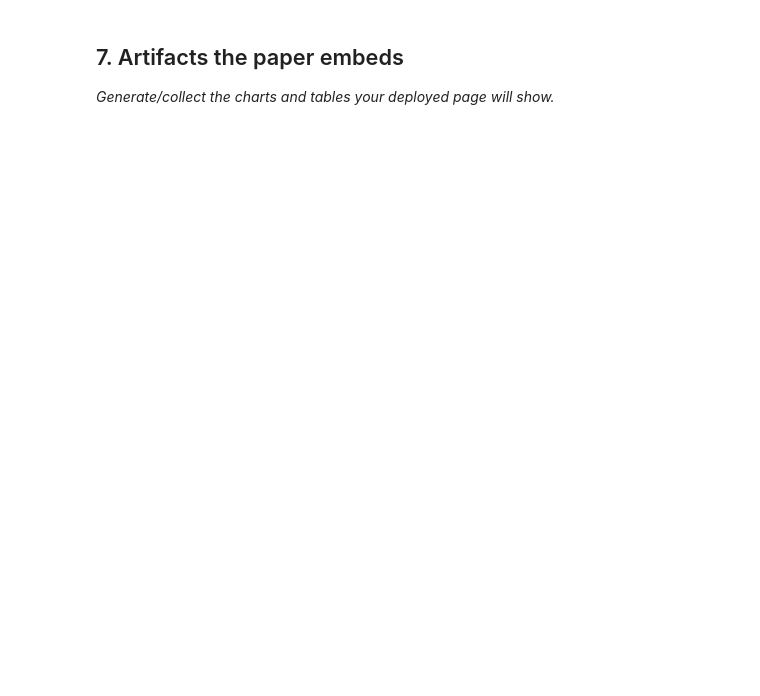
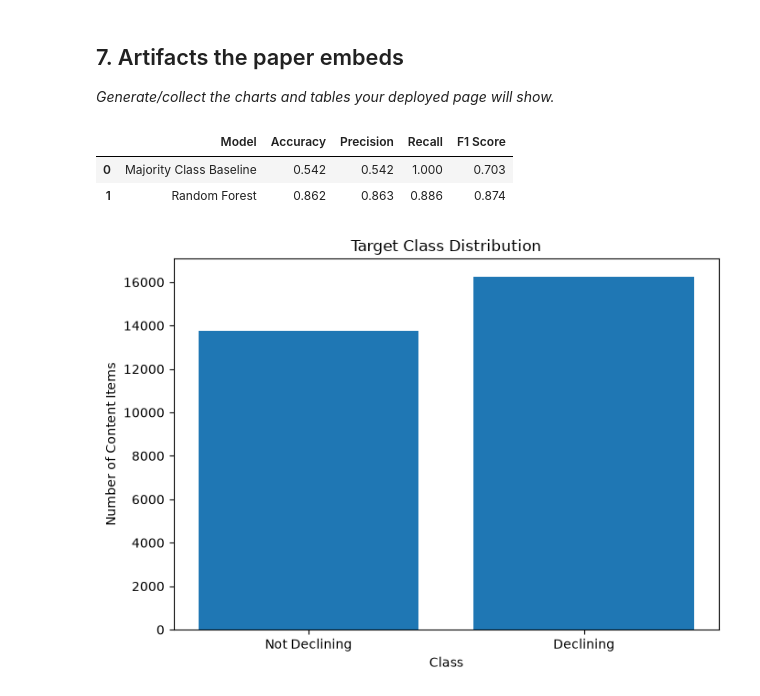
Before and after one commit to aijaz-khalique/flyrank-machine-learning-internship, a Jupyter notebook: work/notebooks/capstone.ipynb, the cells around one changed output. Drawn from its saved outputs; the diff is of its cells as text; code cells hidden in the pictures; blank space fills up the shorter version.

```diff
--- a/work/notebooks/capstone.ipynb
+++ b/work/notebooks/capstone.ipynb
@@ -16,0 +71,12 @@ This skeleton is yours to fill. Work the sections **in order** — each one has
+# %%
+import pandas as pd
+import numpy as np
+
+df = pd.read_csv("../../data/raw/content_refresh_anonymized.csv")
+
+print("Dataset shape:", df.shape)
+print("\nFirst five rows:")
+display(df.head())
+
+print("\nColumn names:")
+print(df.columns.tolist())
@@ -34,3 +721,63 @@ This skeleton is yours to fill. Work the sections **in order** — each one has
 ## 7. Artifacts the paper embeds
 
 *Generate/collect the charts and tables your deployed page will show.*
+# %%
+results_table = results_df[
+    [
+        "Model",
+        "Accuracy",
+        "Precision",
+        "Recall",
+        "F1 Score"
+    ]
+].copy()
+
+results_table[
+    [
+        "Accuracy",
+        "Precision",
+        "Recall",
+        "F1 Score"
+    ]
+] = results_table[
+    [
+        "Accuracy",
+        "Precision",
+        "Recall",
+        "F1 Score"
+    ]
+].round(3)
+
+display(results_table)
+# %% [output]
+|  | Model | Accuracy | Precision | Recall | F1 Score |
+| 0 | Majority Class Baseline | 0.542 | 0.542 | 1.000 | 0.703 |
+| 1 | Random Forest | 0.862 | 0.863 | 0.886 | 0.874 |
+# %%
+import matplotlib.pyplot as plt
+
+target_counts = y.value_counts().sort_index()
+
+labels = [
+    "Not Declining",
+    "Declining"
+]
+
+plt.figure(figsize=(7, 5))
+
+plt.bar(
+    labels,
+    [
+        target_counts.get(0, 0),
+        target_counts.get(1, 0)
+    ]
+)
+
+plt.title("Target Class Distribution")
+plt.xlabel("Class")
+plt.ylabel("Number of Content Items")
+
+plt.tight_layout()
+plt.show()
+# %% [output]
+[figure, added]
```
Also changed, not shown: parts of 33 cells of this notebook.
